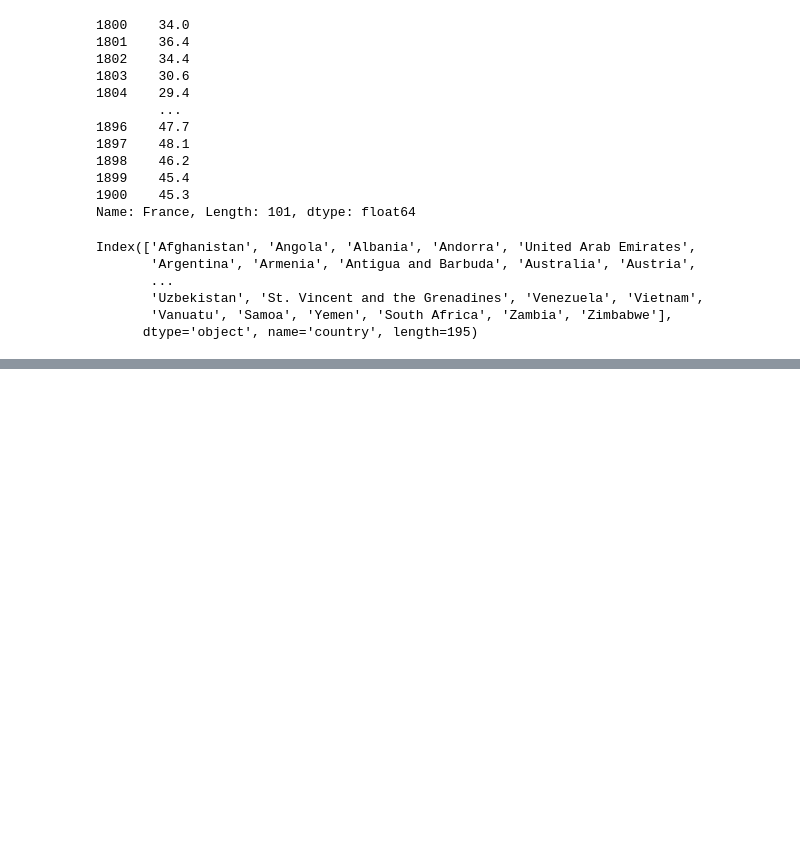
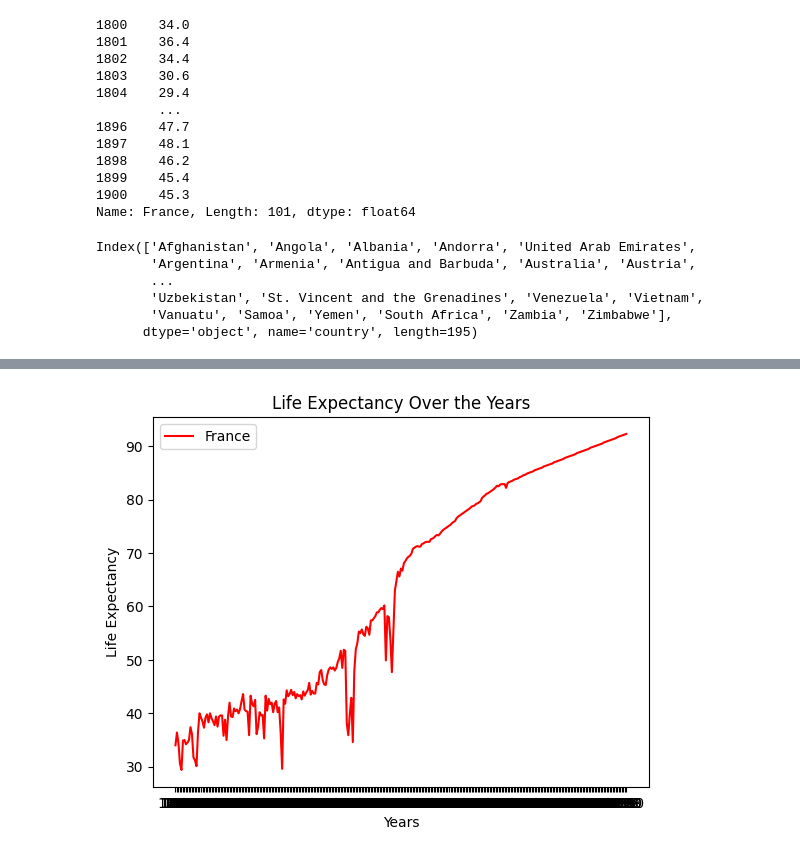
Before and after one commit to mbocquel/piscinesPythonDataScience, a Jupyter notebook: Python/Python02/ex01/test.ipynb, the cells around one changed output, grey strips where cells are left out. Drawn from its saved outputs; the diff is of its cells as text; code cells hidden in the pictures; blank space fills up the shorter version.

```diff
--- a/Python/Python02/ex01/test.ipynb
+++ b/Python/Python02/ex01/test.ipynb
@@ -123,0 +141,2 @@ Index(['Afghanistan', 'Angola', 'Albania', 'Andorra', 'United Arab Emirates',
+# %%
+year = dataFrame.columns
@@ -123,0 +152,2 @@ Index(['Afghanistan', 'Angola', 'Albania', 'Andorra', 'United Arab Emirates',
+# %%
+France = dataFrame.loc['France']
@@ -123,0 +169,9 @@ Index(['Afghanistan', 'Angola', 'Albania', 'Andorra', 'United Arab Emirates',
+# %%
+plt.plot(year, France, 'r', label="France")
+plt.xlabel("Years")
+plt.ylabel("Life Expectancy")
+plt.title("Life Expectancy Over the Years")
+plt.legend()
+plt.show()
+# %% [output]
+[figure, added]
```
Also changed, not shown: parts of 3 cells of this notebook, 3 other files.
